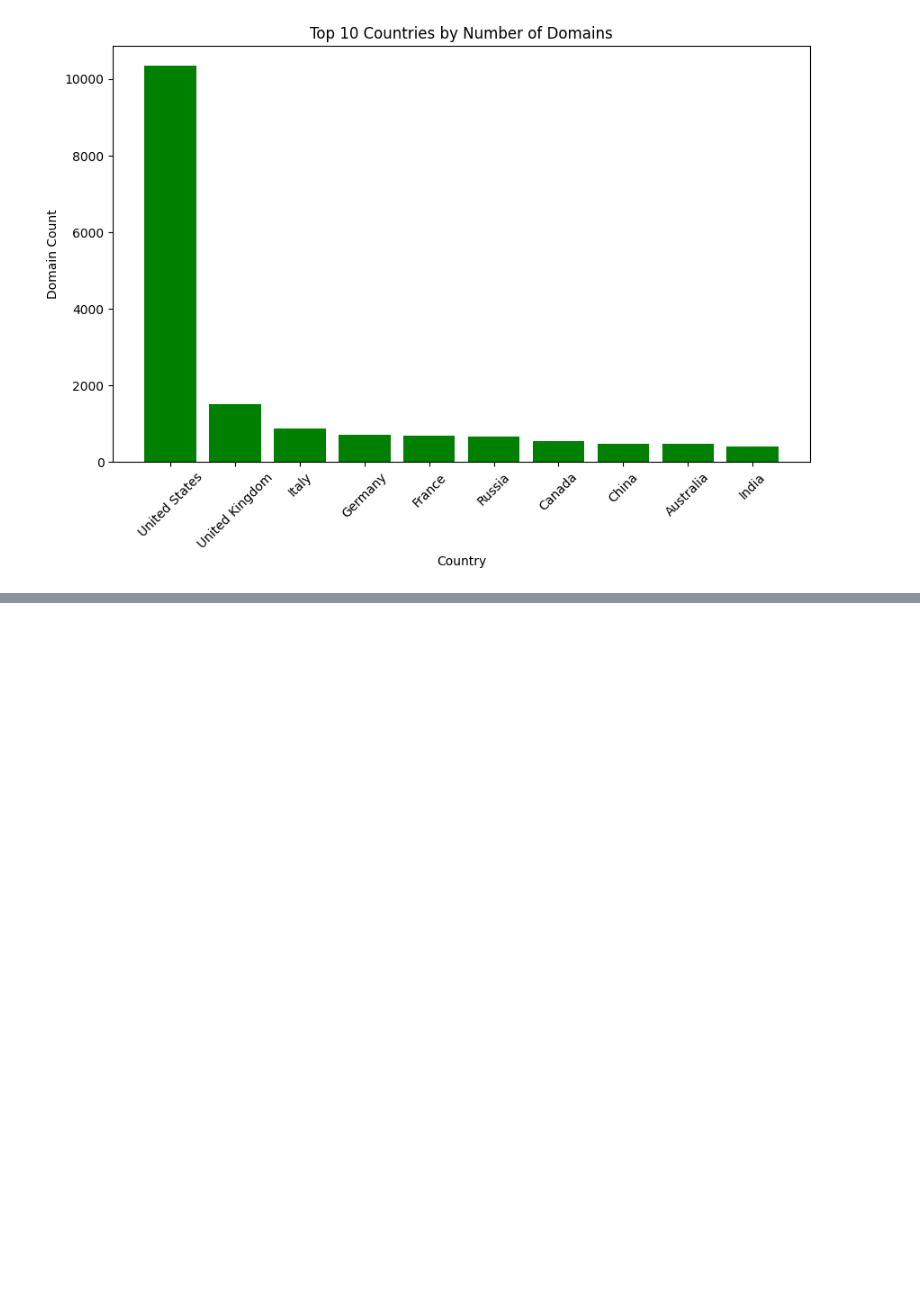
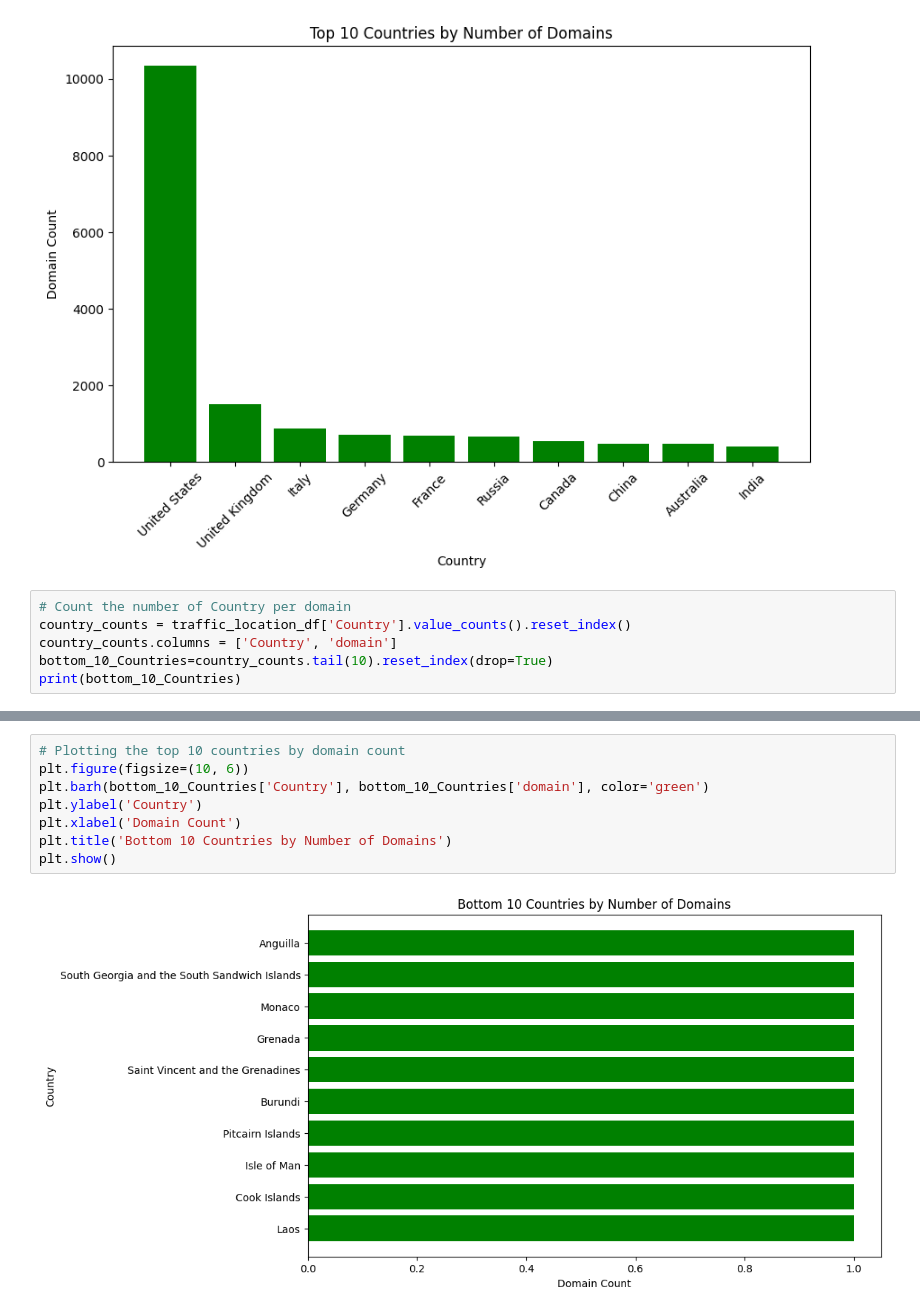
Before and after one commit to MamaMoh/news_correlation_10ac_week0, a Jupyter notebook: notebooks/eda.ipynb, the cells around one changed output, grey strips where cells are left out. Cells and saved outputs as stored; diff of their text form; blank space fills up the shorter version.

```diff
--- a/notebooks/eda.ipynb
+++ b/notebooks/eda.ipynb
@@ -200,3 +262,9 @@ plt.xticks(rotation=45)
 plt.show()
 # %% [output]
 [figure]
+# %%
+# Count the number of Country per domain
+country_counts = traffic_location_df['Country'].value_counts().reset_index()
+country_counts.columns = ['Country', 'domain']
+bottom_10_Countries=country_counts.tail(10).reset_index(drop=True)
+print(bottom_10_Countries)
@@ -202,0 +283,10 @@ plt.show()
+# %%
+# Plotting the top 10 countries by domain count
+plt.figure(figsize=(10, 6))
+plt.barh(bottom_10_Countries['Country'], bottom_10_Countries['domain'], color='green')
+plt.ylabel('Country')
+plt.xlabel('Domain Count')
+plt.title('Bottom 10 Countries by Number of Domains')
+plt.show()
+# %% [output]
+[figure, added]
```
Also changed, not shown: parts of 7 cells of this notebook, 2 other files.
